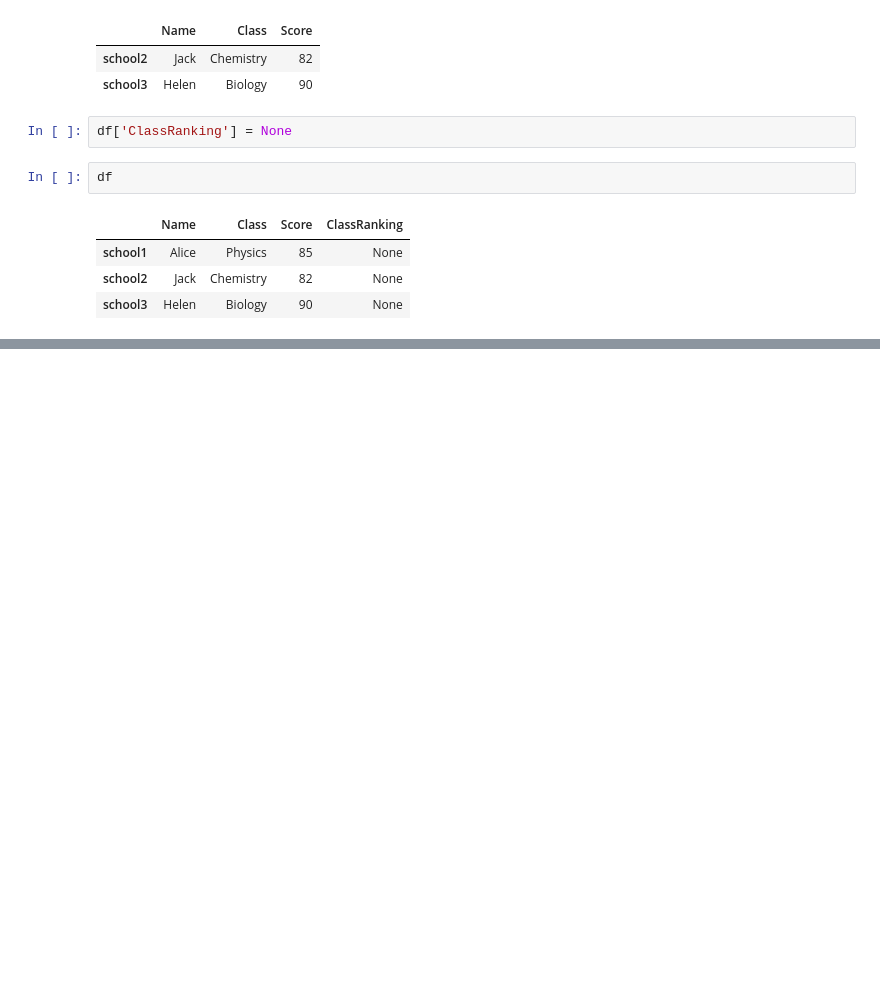
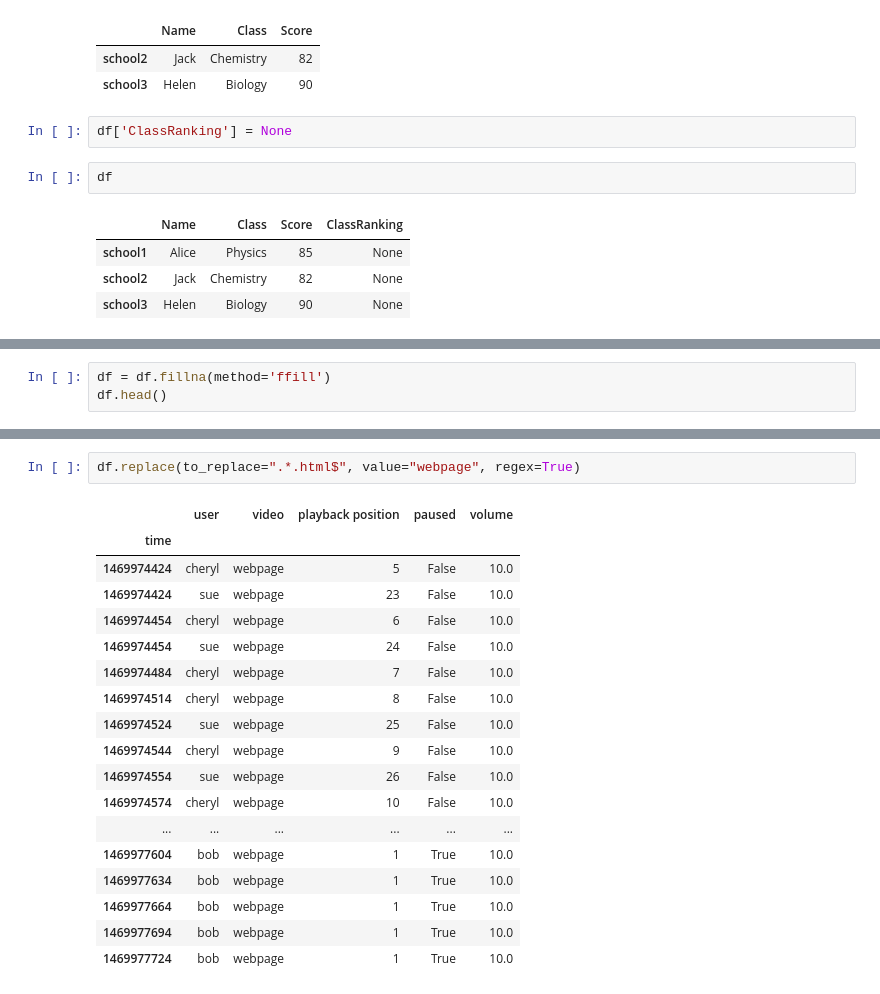
Before and after one commit to karim-mttk/DataScienceEssentials, a Jupyter notebook: Introduction_to_Data_Analysis_with_Python/PandasDataFrame.ipynb, the cells around one changed output, grey strips where cells are left out. Saved outputs shown, nothing was run; the diff lists cells and outputs as text; blank space fills up the shorter version.

```diff
--- a/Introduction_to_Data_Analysis_with_Python/PandasDataFrame.ipynb
+++ b/Introduction_to_Data_Analysis_with_Python/PandasDataFrame.ipynb
@@ -54,0 +160,3 @@ df
+# %%
+df = df.fillna(method='ffill')
+df.head()
@@ -54,0 +171,21 @@ df
+# %%
+df.replace(to_replace=".*.html$", value="webpage", regex=True)
+# %% [output]
+|  | user | video | playback position | paused | volume |
+| time |  |  |  |  |  |
+| 1469974424 | cheryl | webpage | 5 | False | 10.0 |
+| 1469974424 | sue | webpage | 23 | False | 10.0 |
+| 1469974454 | cheryl | webpage | 6 | False | 10.0 |
+| 1469974454 | sue | webpage | 24 | False | 10.0 |
+| 1469974484 | cheryl | webpage | 7 | False | 10.0 |
+| 1469974514 | cheryl | webpage | 8 | False | 10.0 |
+| 1469974524 | sue | webpage | 25 | False | 10.0 |
+| 1469974544 | cheryl | webpage | 9 | False | 10.0 |
+| 1469974554 | sue | webpage | 26 | False | 10.0 |
+| 1469974574 | cheryl | webpage | 10 | False | 10.0 |
+| ... | ... | ... | ... | ... | ... |
+| 1469977604 | bob | webpage | 1 | True | 10.0 |
+| 1469977634 | bob | webpage | 1 | True | 10.0 |
+| 1469977664 | bob | webpage | 1 | True | 10.0 |
+| 1469977694 | bob | webpage | 1 | True | 10.0 |
+| 1469977724 | bob | webpage | 1 | True | 10.0 |
```
Also changed, not shown: parts of 8 cells of this notebook, 2 other files.
